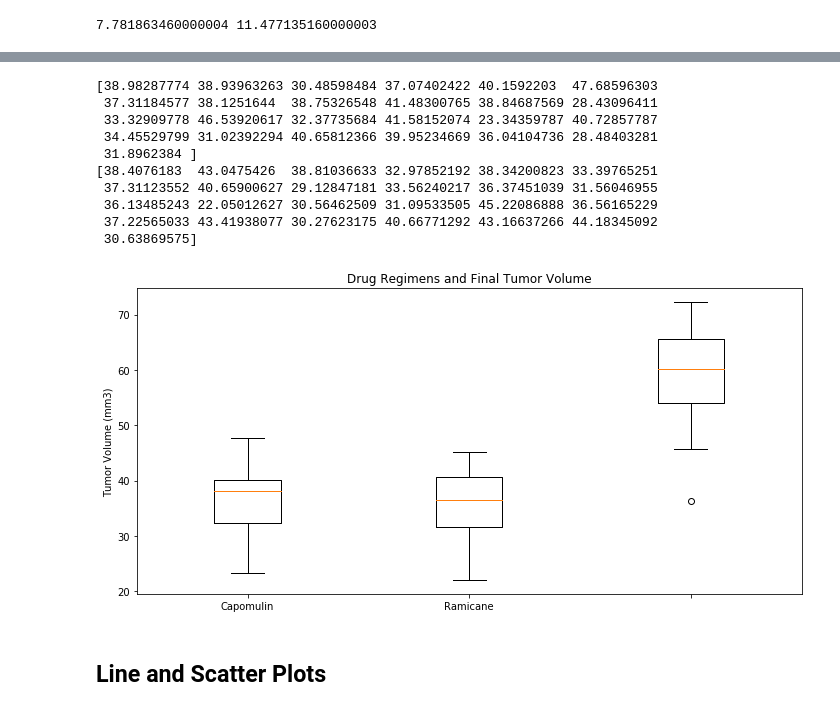
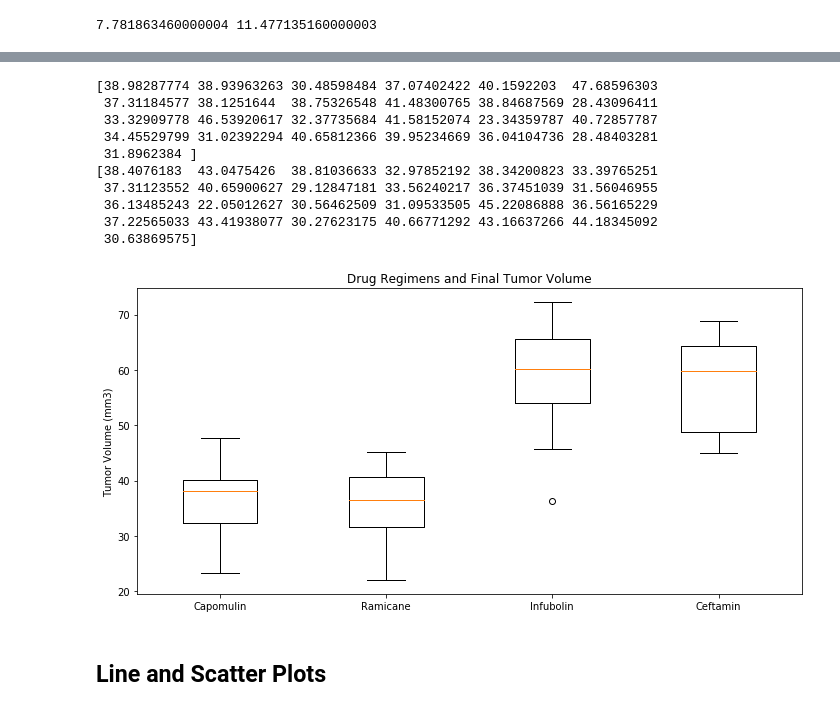
Before and after one commit to debrawu/matplotlib-challenge, a Jupyter notebook: Pymaceuticals/pymaceuticals_starter.ipynb, the cells around one changed output, grey strips where cells are left out. Cells and saved outputs as stored; diff of their text form; code cells hidden in the pictures.

```diff
--- a/Pymaceuticals/pymaceuticals_starter.ipynb
+++ b/Pymaceuticals/pymaceuticals_starter.ipynb
@@ -461,40 +487,40 @@ Name: Tumor Volume (mm3), dtype: float64
 # %%
 # Generate a box plot of the final tumor volume of each mouse across four regimens of interest
 
-new = np.array(tumor_volume_cap).flatten()
+cap = np.array(tumor_volume_cap).flatten()
 print(new)
 
-rat = np.array(tumor_volume_ram).flatten()
+ram = np.array(tumor_volume_ram).flatten()
 print(rat)
 
-three = np.array(tumor_volume_inf).flatten()
+inf = np.array(tumor_volume_inf).flatten()
 
-four = np.array(tumor_volume_cef).flatten()
+cef = np.array(tumor_volume_cef).flatten()
 
-data = [new, rat, three]
+data = [cap, ram, inf, cef]
 
 
 fig = plt.figure(1, figsize = (10,5))
 ax = fig.add_subplot(111)
 boxplot = ax.boxplot(data)
 
 plt.title('Drug Regimens and Final Tumor Volume')
 plt.ylabel('Tumor Volume (mm3)')
-ax.set_xticklabels(['Capomulin', 'Ramicane'])
+ax.set_xticklabels(['Capomulin', 'Ramicane', 'Infubolin', 'Ceftamin'])
 
 plt.tight_layout()
 # %% [output]
 [38.98287774 38.93963263 30.48598484 37.07402422 40.1592203  47.68596303
  37.31184577 38.1251644  38.75326548 41.48300765 38.84687569 28.43096411
  33.32909778 46.53920617 32.37735684 41.58152074 23.34359787 40.72857787
  34.45529799 31.02392294 40.65812366 39.95234669 36.04104736 28.48403281
  31.8962384 ]
 [38.4076183  43.0475426  38.81036633 32.97852192 38.34200823 33.39765251
  37.31123552 40.65900627 29.12847181 33.56240217 36.37451039 31.56046955
  36.13485243 22.05012627 30.56462509 31.09533505 45.22086888 36.56165229
  37.22565033 43.41938077 30.27623175 40.66771292 43.16637266 44.18345092
  30.63869575]
-[figure, old version]
+[figure, new version]
 # %% [markdown]
 ## Line and Scatter Plots
 # %%
```
Also changed, not shown: parts of 2 cells of this notebook.
